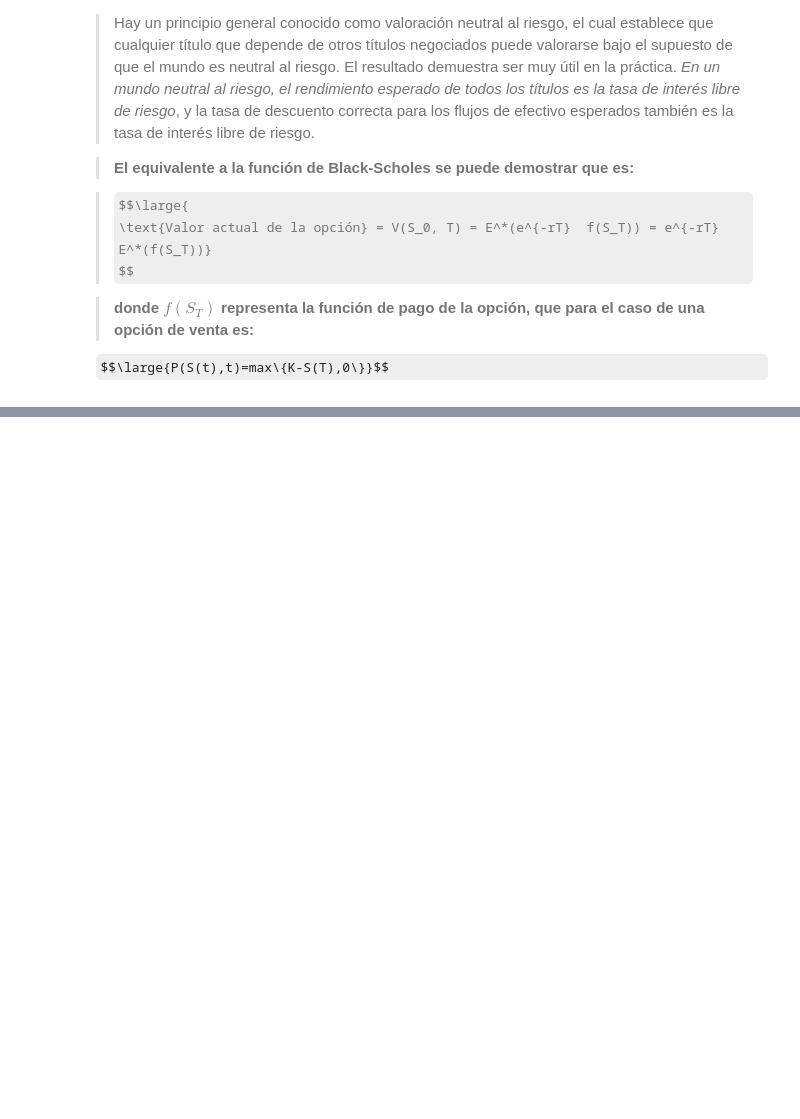
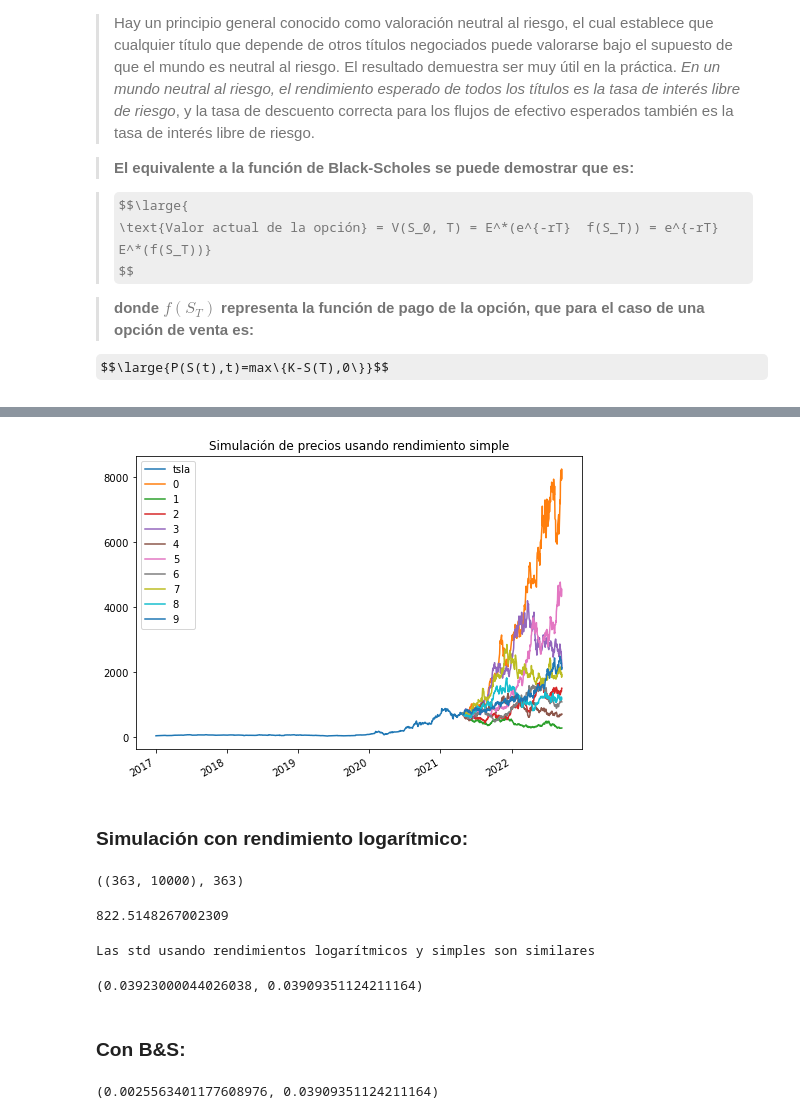
Before and after one commit to AndresLaresBarragan/ProyectoConjunto_ALares_ILandaverde, a Jupyter notebook: Tarea 9.ipynb, the cells around one changed output, grey strips where cells are left out. Cells and saved outputs as stored; diff of their text form; code cells hidden in the pictures; some formulas as TeX source; blank space fills up the shorter version.

```diff
--- a/Tarea 9.ipynb
+++ b/Tarea 9.ipynb
@@ -40,0 +131,4 @@ $$\large{P(S(t),t)=max\{K-S(T),0\}}$$
+# %%
+i_opt= indice_opt.index
+opcion_valuar = tesla_opt.loc[i_opt[0]]
+opcion_valuar['JSON']
@@ -40,0 +157,7 @@ $$\large{P(S(t),t)=max\{K-S(T),0\}}$$
+# %%
+# Rendimiento simple:
+Ri = closes_tesla.pct_change(1).iloc[1:]
+# Media y desviación estándar de los rendimientos:
+mu_R = Ri.mean()[0]
+sigma_R = Ri.std()[0]
+Ri.head(3)
@@ -40,0 +177,18 @@ $$\large{P(S(t),t)=max\{K-S(T),0\}}$$
+# %%
+# Encontrar la fecha de hoy en fomato timestamp
+today = pd.to_datetime(date.today())
+# Obtener fecha de cierre de la opción a valuar
+expiry = opcion_valuar.Expiry
+nscen = 10000
+# Generar rangos de fechas de días hábiles
+dates = pd.date_range(today, expiry, freq='B')
+ndays = len(dates)
+# %%
+# Simular los rendimientos
+# Rendimiento diario
+dt = 1
+# Z ~ N(0,1) normal estándar (ndays, nscen)
+Z = np.random.randn(ndays, nscen)
+# Simulación normal de los rendimientos
+Ri_dt = pd.DataFrame(Z * sigma_R * np.sqrt(dt) + mu_R * dt, index=dates)
+Ri_dt.head(3)
@@ -40,0 +204,49 @@ $$\large{P(S(t),t)=max\{K-S(T),0\}}$$
+# %%
+# Simulación del precio
+S_0 = opcion_valuar.Underlying_Price
+S_T = S_0*(1+Ri_dt).cumprod()
+S_T.iloc[0,:] = S_0
+# Se muestran los precios simulados con los precios descargados
+pd.concat([closes_tesla, S_T.iloc[:, :10]]).plot(figsize=(8,6));
+plt.title('Simulación de precios usando rendimiento simple');
+# %% [output]
+[figure, added]
+# %% [markdown]
+### Simulación con rendimiento logarítmico:
+# %%
+Z.shape, len(dates)
+# %% [output]
+((363, 10000), 363)
+# %%
+# Calcular rendimiento logarítmico
+ri = calc_daily_ret(closes_tesla)
+# Usando la media y desviación estándar de los rendimientos logarítmicos
+mu_r = ri.mean()[0]
+sigma_r = ri.std()[0]
+# Simulación del rendimiento
+dt = 1
+Z = np.random.randn(ndays, nscen)
+sim_ret_ri = pd.DataFrame(mu_r * dt + Z * sigma_r * np.sqrt(dt), index=dates )
+# Simulación del precio
+S_0 = closes_tesla.iloc[-1,0]
+S_T2 = S_0*np.exp(sim_ret_ri.cumsum())
+
+# from sklearn.metrics import mean_absolute_error
+e1 = np.abs(S_T-S_T2).mean().mean()
+e1
+# %% [output]
+822.5148267002309
+# %%
+print('Las std usando rendimientos logarítmicos y simples son similares')
+sigma_R,sigma_r
+# %% [output]
+Las std usando rendimientos logarítmicos y simples son similares
+(0.03923000044026038, 0.03909351124211164)
+# %% [markdown]
+### Con B&S:
+# %%
+mu = ret_tesla.mean()[0]
+sigma = ret_tesla.std()[0]
+mu, sigma
+# %% [output]
+(0.0025563401177608976, 0.03909351124211164)
```
Also changed, not shown: parts of 53 cells of this notebook.
